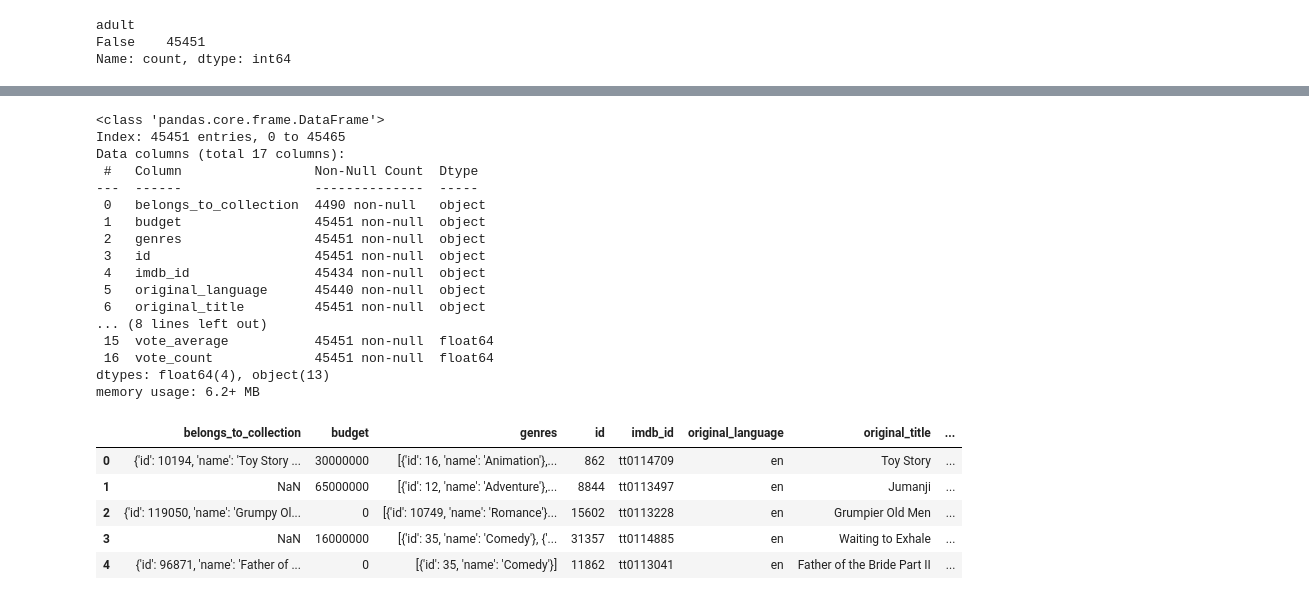
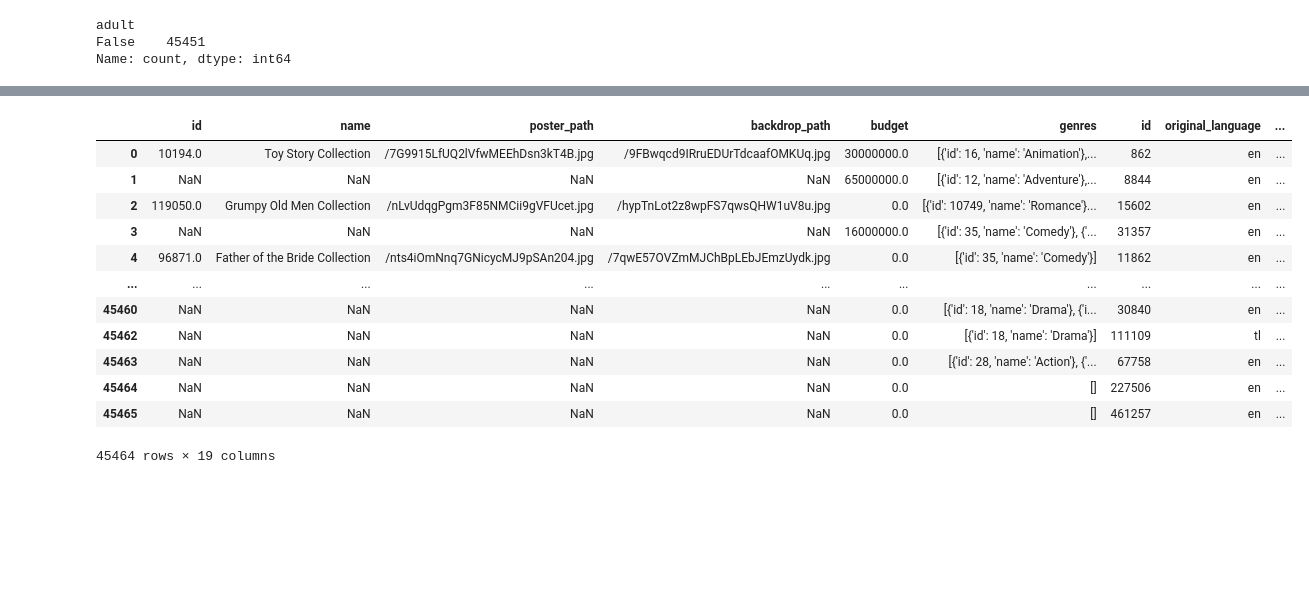
Before and after one commit to FerchoHenry/fmgc-pimlops, a Jupyter notebook: ETL_movies.ipynb, the cells around one changed output, grey strips where cells are left out. Cells and saved outputs as stored; diff of their text form; code cells hidden in the pictures; blank space fills up the shorter version.

```diff
--- a/ETL_movies.ipynb
+++ b/ETL_movies.ipynb
@@ -106,0 +147,4 @@ df = df.drop('adult', axis=1)
+# %%
+#4_ Asegurarse de que la columna "release_year" esté en formato AAAA-MM-DD y generar una nueva columna que contenga solo el año de estreno.
+df['release_date'] = pd.to_datetime(df['release_date'], errors='coerce')
+df['release_year'] = df['release_date'].dt.year
@@ -106,0 +167,10 @@ df = df.drop('adult', axis=1)
+# %%
+# 5_ Crear una nueva columna "return" que extraiga el retorno de inversión de cada registro,
+# dividiendo la columna "revenue" entre la columna "budget".
+
+#primero pasamos a numeric la columna Budget que figura como String
+df['budget'] = pd.to_numeric(df['budget'], errors='coerce')
+
+#creamos la nueva columna
+df['return'] = df['revenue'] / df['budget']
+df['return']
@@ -107,29 +192,32 @@ df = df.drop('adult', axis=1)
+# %%
+# 6_ Desanidar los datos que se encuentran en formato de listas de diccionarios
+# para poder unirlos nuevamente a la base de datos de manera separada.
+
+#creamos la funcion de convertir a diccionario el texto
+def str_to_dict(text):
+  try:
+    return eval(text)
+  except:
+    return {}
+
+#aplicamos la funcion a la columna
+df['belongs_to_collection'] = df['belongs_to_collection'].apply(str_to_dict)
+# %%
+#una vez como diccionario podemos aplicar pd.json_normalize para desanidar
+df = pd.concat([pd.json_normalize(df['belongs_to_collection']), df.drop(['belongs_to_collection'], axis=1)], axis=1)
 # %%
-df.info()
+df
 # %% [output]
+|  | id | name | poster_path | backdrop_path | budget | genres | id | original_language | ... |
+| 0 | 10194.0 | Toy Story Collection | /7G9915LfUQ2lVfwMEEhDsn3kT4B.jpg | /9FBwqcd9IRruEDUrTdcaafOMKUq.jpg | 30000000.0 | [{'id': 16, 'name': 'Animation'},... | 862 | en | ... |
+| 1 | NaN | NaN | NaN | NaN | 65000000.0 | [{'id': 12, 'name': 'Adventure'},... | 8844 | en | ... |
+| 2 | 119050.0 | Grumpy Old Men Collection | /nLvUdqgPgm3F85NMCii9gVFUcet.jpg | /hypTnLot2z8wpFS7qwsQHW1uV8u.jpg | 0.0 | [{'id': 10749, 'name': 'Romance'}... | 15602 | en | ... |
+| 3 | NaN | NaN | NaN | NaN | 16000000.0 | [{'id': 35, 'name': 'Comedy'}, {'... | 31357 | en | ... |
+| 4 | 96871.0 | Father of the Bride Collection | /nts4iOmNnq7GNicycMJ9pSAn204.jpg | /7qwE57OVZmMJChBpLEbJEmzUydk.jpg | 0.0 | [{'id': 35, 'name': 'Comedy'}] | 11862 | en | ... |
+| ... | ... | ... | ... | ... | ... | ... | ... | ... | ... |
+| 45460 | NaN | NaN | NaN | NaN | 0.0 | [{'id': 18, 'name': 'Drama'}, {'i... | 30840 | en | ... |
+| 45462 | NaN | NaN | NaN | NaN | 0.0 | [{'id': 18, 'name': 'Drama'}] | 111109 | tl | ... |
+| 45463 | NaN | NaN | NaN | NaN | 0.0 | [{'id': 28, 'name': 'Action'}, {'... | 67758 | en | ... |
+| 45464 | NaN | NaN | NaN | NaN | 0.0 | [] | 227506 | en | ... |
+| 45465 | NaN | NaN | NaN | NaN | 0.0 | [] | 461257 | en | ... |
-<class 'pandas.core.frame.DataFrame'>
-Index: 45451 entries, 0 to 45465
-Data columns (total 17 columns):
- #   Column                 Non-Null Count  Dtype
----  ------                 --------------  -----
- 0   belongs_to_collection  4490 non-null   object
- 1   budget                 45451 non-null  object
- 2   genres                 45451 non-null  object
- 3   id                     45451 non-null  object
- 4   imdb_id                45434 non-null  object
- 5   original_language      45440 non-null  object
- 6   original_title         45451 non-null  object
-... (8 lines left out)
- 15  vote_average           45451 non-null  float64
- 16  vote_count             45451 non-null  float64
-dtypes: float64(4), object(13)
-memory usage: 6.2+ MB
+45464 rows × 19 columns
-# %%
-df.head()
-# %% [output]
-|  | belongs_to_collection | budget | genres | id | imdb_id | original_language | original_title | ... |
-| 0 | {'id': 10194, 'name': 'Toy Story ... | 30000000 | [{'id': 16, 'name': 'Animation'},... | 862 | tt0114709 | en | Toy Story | ... |
-| 1 | NaN | 65000000 | [{'id': 12, 'name': 'Adventure'},... | 8844 | tt0113497 | en | Jumanji | ... |
-| 2 | {'id': 119050, 'name': 'Grumpy Ol... | 0 | [{'id': 10749, 'name': 'Romance'}... | 15602 | tt0113228 | en | Grumpier Old Men | ... |
-| 3 | NaN | 16000000 | [{'id': 35, 'name': 'Comedy'}, {'... | 31357 | tt0114885 | en | Waiting to Exhale | ... |
-| 4 | {'id': 96871, 'name': 'Father of ... | 0 | [{'id': 35, 'name': 'Comedy'}] | 11862 | tt0113041 | en | Father of the Bride Part II | ... |
```
Also changed, not shown: parts of 15 cells of this notebook, 1 other file.
